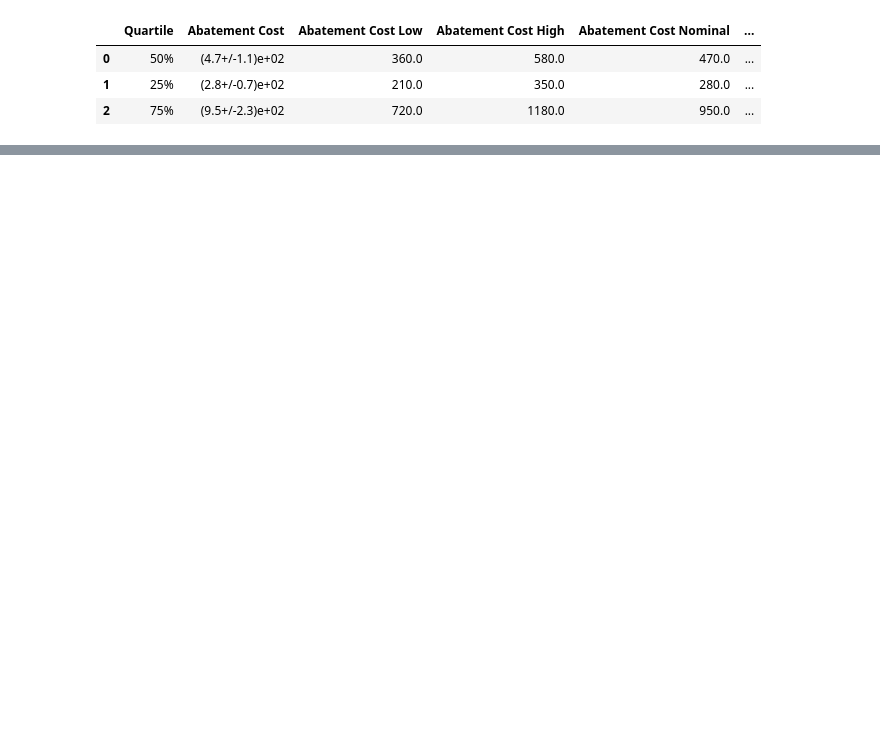
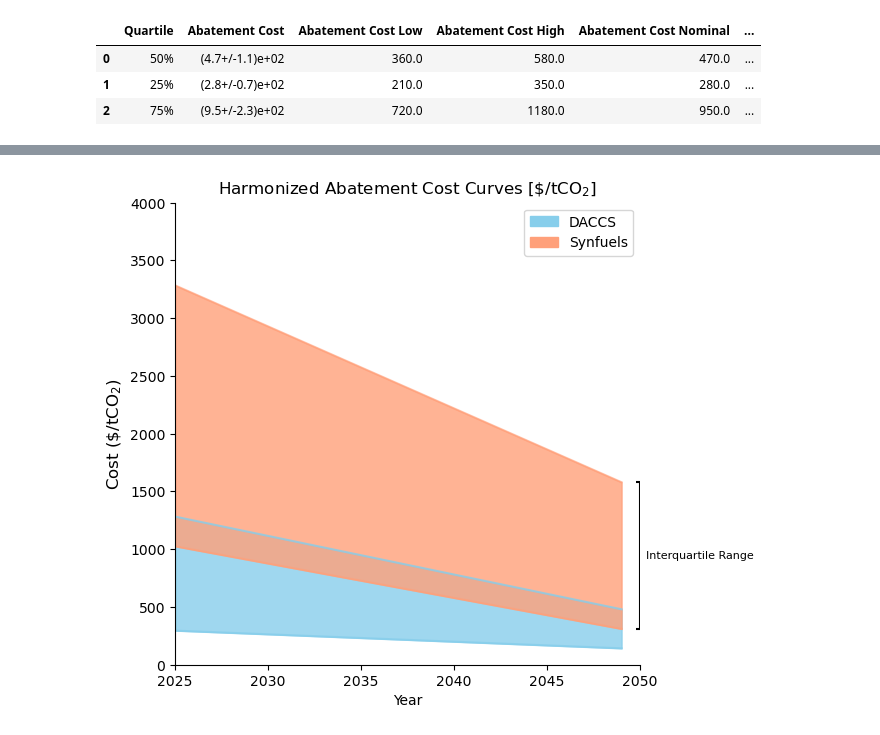
Before and after one commit to kfdsievert/DACCSvDACCU, a Jupyter notebook: code/plots.ipynb, the cells around one changed output, grey strips where cells are left out. Saved outputs shown, nothing was run; the diff lists cells and outputs as text; code cells hidden in the pictures; blank space fills up the shorter version.

```diff
--- a/code/plots.ipynb
+++ b/code/plots.ipynb
@@ -167,0 +167,59 @@ plt.show()
+# %%
+years = np.arange(2025,2050,1)
+abatement_cost_curve_saf = pd.read_excel(os.path.join(notebook_dir, '../outputs/abatement_cost_curve_saf.xlsx'), sheet_name='Sheet1')
+abatement_cost_curve_daccs = pd.read_excel(os.path.join(notebook_dir, '../outputs/abatement_cost_curve_daccs.xlsx'), sheet_name='Sheet1')
+
+percentile_25th_values_daccs = abatement_cost_curve_daccs["25%"]
+percentile_75th_values_daccs = abatement_cost_curve_daccs["75%"]
+
+percentile_25th_values_synfuels = abatement_cost_curve_saf["25%"]
+percentile_75th_values_synfuels = abatement_cost_curve_saf["75%"]
+# %%
+fig, ax = plt.subplots(figsize=(6, 6))
+plt.ylim(0, 4000)
+plt.xlim(2025, 2050)
+
+# Plot DACCS
+ax.plot(years, percentile_25th_values_daccs, color='skyblue', alpha=0.8)
+ax.plot(years, percentile_75th_values_daccs, color='skyblue', alpha=0.8)
+ax.fill_between(years, percentile_25th_values_daccs, percentile_75th_values_daccs, color='skyblue', alpha=0.8)
+
+# Plot Synfuels
+ax.plot(years, percentile_25th_values_synfuels, color='lightsalmon', alpha=0.6)
+ax.plot(years, percentile_75th_values_synfuels, color='lightsalmon', alpha=0.6)
+ax.fill_between(years, percentile_25th_values_synfuels, percentile_75th_values_synfuels, color='lightsalmon', alpha=0.8)
+
+# Custom legend patches
+daccs_patch = Patch(color='skyblue', label='DACCS')
+synfuels_patch = Patch(color='lightsalmon', label='Synfuels')
+
+# Add custom legend
+ax.legend(handles=[daccs_patch, synfuels_patch], loc='upper right')
+
+# Hide top and right spines for cleaner look
+ax.spines['top'].set_visible(False)
+ax.spines['right'].set_visible(False)
+
+# Set the title and labels
+ax.set_title(r'Harmonized Abatement Cost Curves [\$/tCO$_2$]', fontsize=12)
+ax.set_xlabel('Year')
+ax.set_ylabel(r'Cost (\$/tCO$_2$)', fontsize=12)
+
+# Remove grid
+ax.grid(False)
+
+# Add bracket markers and text at the end of each plot region
+end_year = 2050
+dac_25th = percentile_25th_values_daccs.iloc[-1]
+dac_75th = percentile_75th_values_daccs.iloc[-1]
+synfuel_25th = percentile_25th_values_synfuels.iloc[-1]
+synfuel_75th = percentile_75th_values_synfuels.iloc[-1]
+
+# Synfuels bracket and text
+ax.vlines(end_year, synfuel_25th, synfuel_75th, color='black', linewidth=1.5)
+ax.hlines([synfuel_25th, synfuel_75th], end_year - 0.2, end_year + 0.2, color='black', linewidth=1.5)
+ax.text(end_year + 0.3, (synfuel_25th + synfuel_75th) / 2, 'Interquartile Range', color='black', va='center', fontsize=8)
+plt.savefig(os.path.join(notebook_dir, '../outputs/figures/abatement_cost_curves.png'))
+plt.show()
+# %% [output]
+[figure, added]
```
Also changed, not shown: parts of 2 cells of this notebook, 12 other files.
